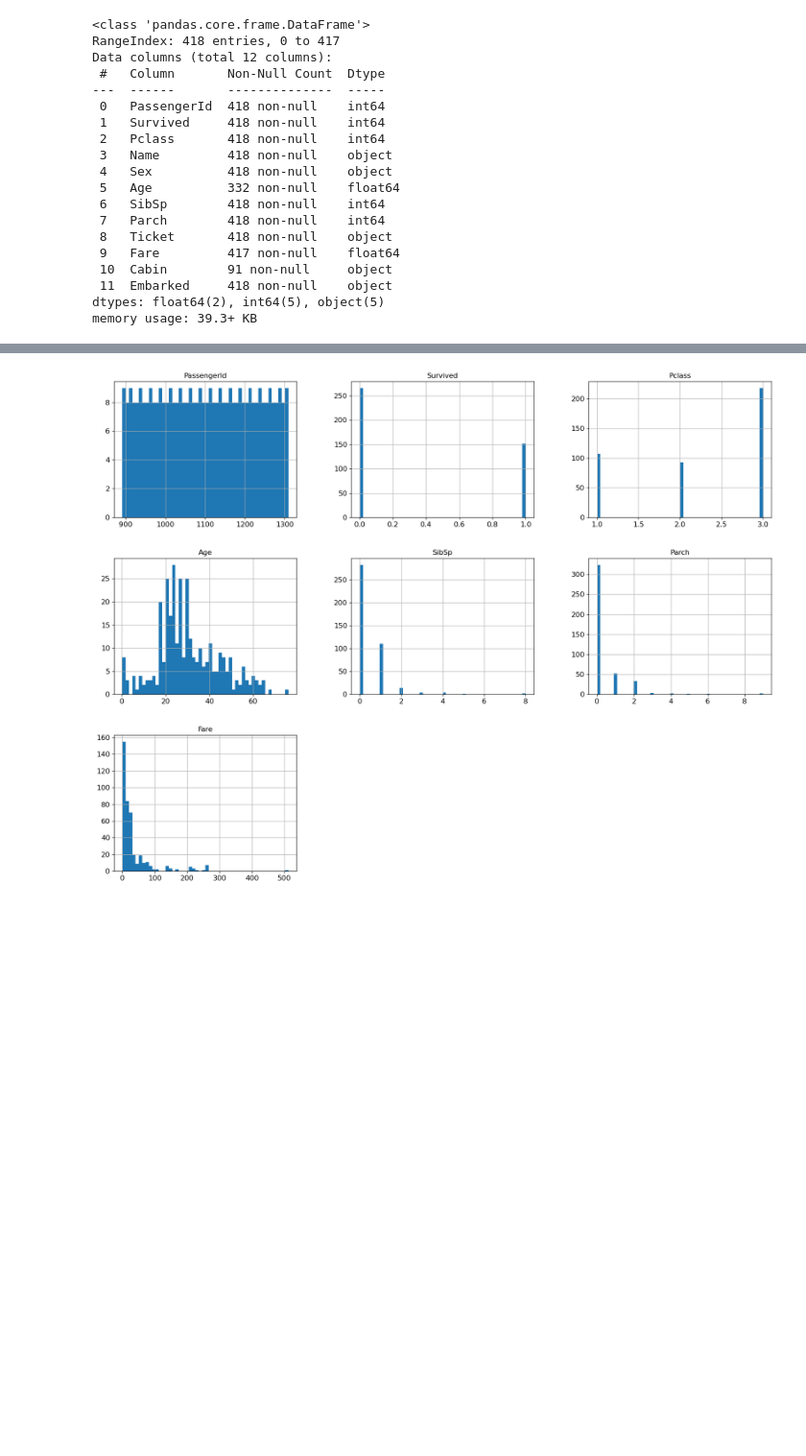
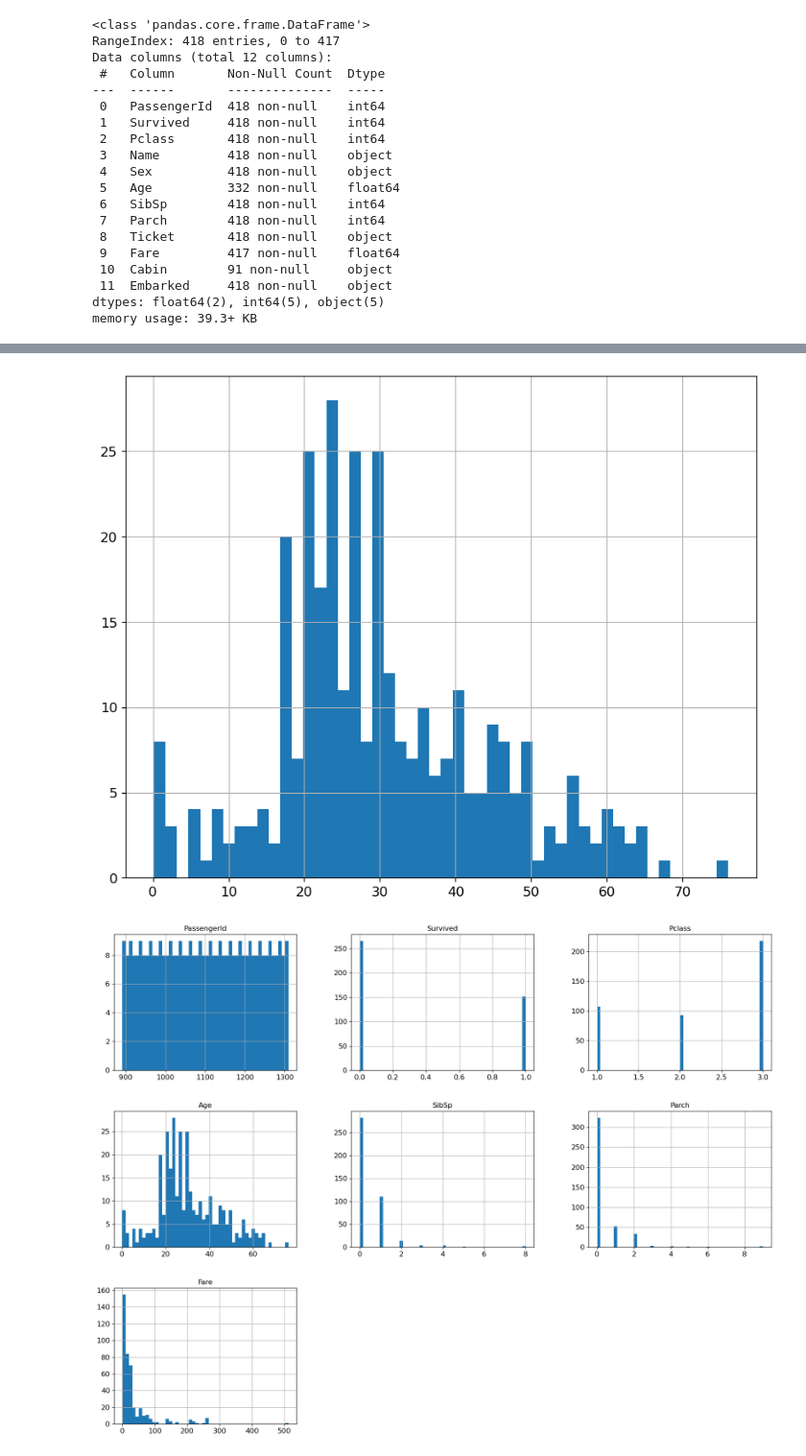
Before and after one commit to DaniPaz12/VisualStudioThings, a Jupyter notebook: IA/Notebooks CLASIFICACION Y CLUSTERING/Clasificación binaria titanic.ipynb, the cells around one changed output, grey strips where cells are left out. Shown: that part at 96% size. Saved outputs shown, nothing was run; the diff lists cells and outputs as text; code cells hidden in the pictures; blank space fills up the shorter version.

```diff
--- a/IA/Notebooks CLASIFICACION Y CLUSTERING/Clasificación binaria titanic.ipynb
+++ b/IA/Notebooks CLASIFICACION Y CLUSTERING/Clasificación binaria titanic.ipynb
@@ -76,3 +102,8 @@ dtype: int64
+# %%
+titanic_all['Age'].hist(bins=50, figsize=(10,8))
+plt.show()
+# %% [output]
+[figure, added]
 # %%
 titanic_all.hist(bins=50, figsize=(20,15))
 plt.show()
```
Also changed, not shown: parts of 22 cells of this notebook, 1 other file.
